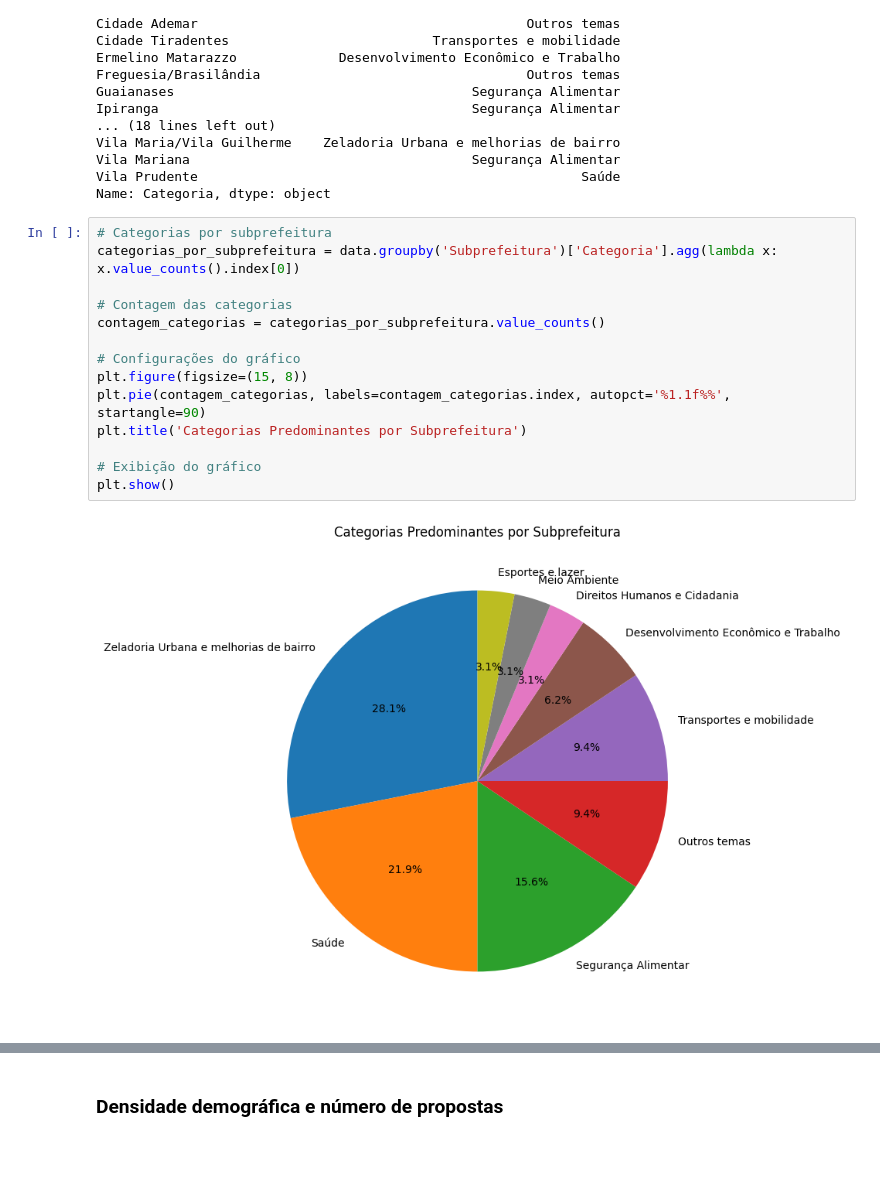
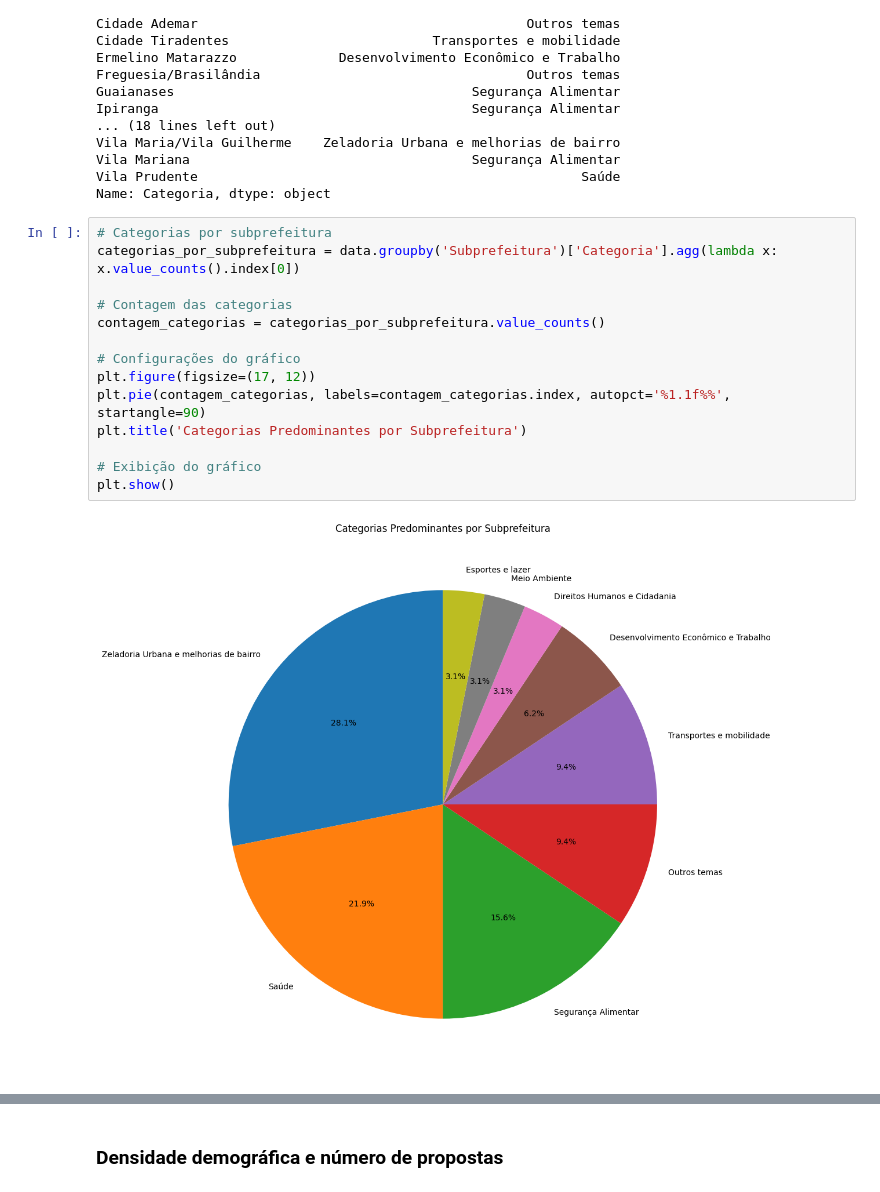
Before and after one commit to iwamotoraphael/participacao-politica, a Jupyter notebook: analise/participe+/orcamento-participativo-2022.ipynb, the cells around one changed output, grey strips where cells are left out. Drawn from its saved outputs; the diff is of its cells as text; blank space fills up the shorter version.

```diff
--- a/analise/participe+/orcamento-participativo-2022.ipynb
+++ b/analise/participe+/orcamento-participativo-2022.ipynb
@@ -219,16 +219,16 @@ Name: Categoria, dtype: object
 # %%
 # Categorias por subprefeitura
 categorias_por_subprefeitura = data.groupby('Subprefeitura')['Categoria'].agg(lambda x: x.value_counts().index[0])
 
 # Contagem das categorias
 contagem_categorias = categorias_por_subprefeitura.value_counts()
 
 # Configurações do gráfico
-plt.figure(figsize=(15, 8))
+plt.figure(figsize=(17, 12))
 plt.pie(contagem_categorias, labels=contagem_categorias.index, autopct='%1.1f%%', startangle=90)
 plt.title('Categorias Predominantes por Subprefeitura')
 
 # Exibição do gráfico
 plt.show()
 # %% [output]
-[figure, old version]
+[figure, new version]
```
Also changed, not shown: parts of 3 cells of this notebook, 1 other file.
